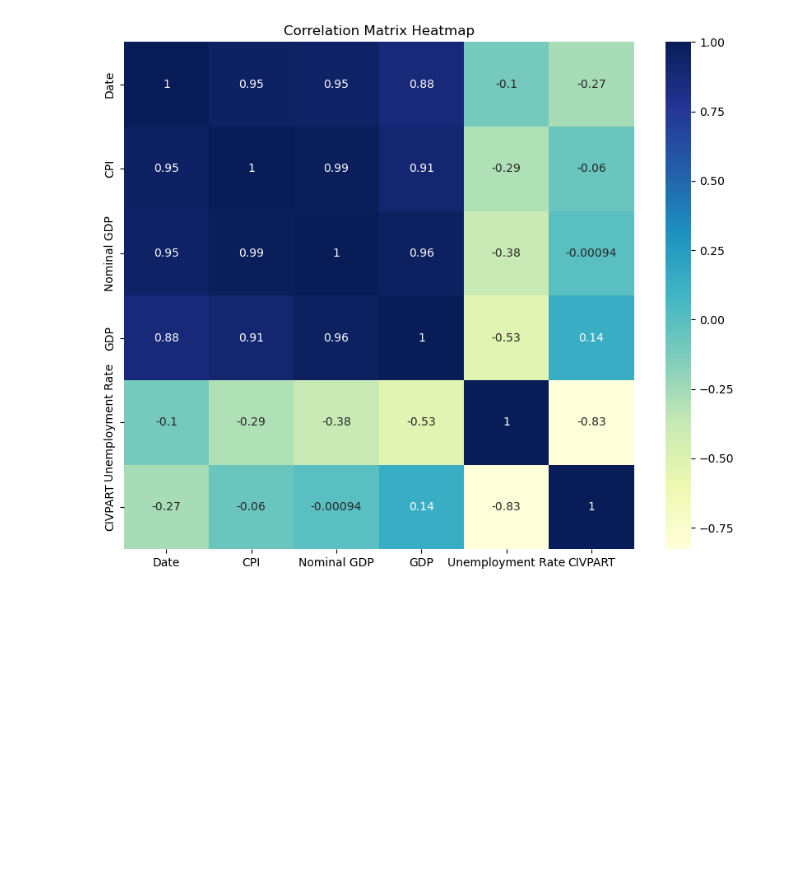
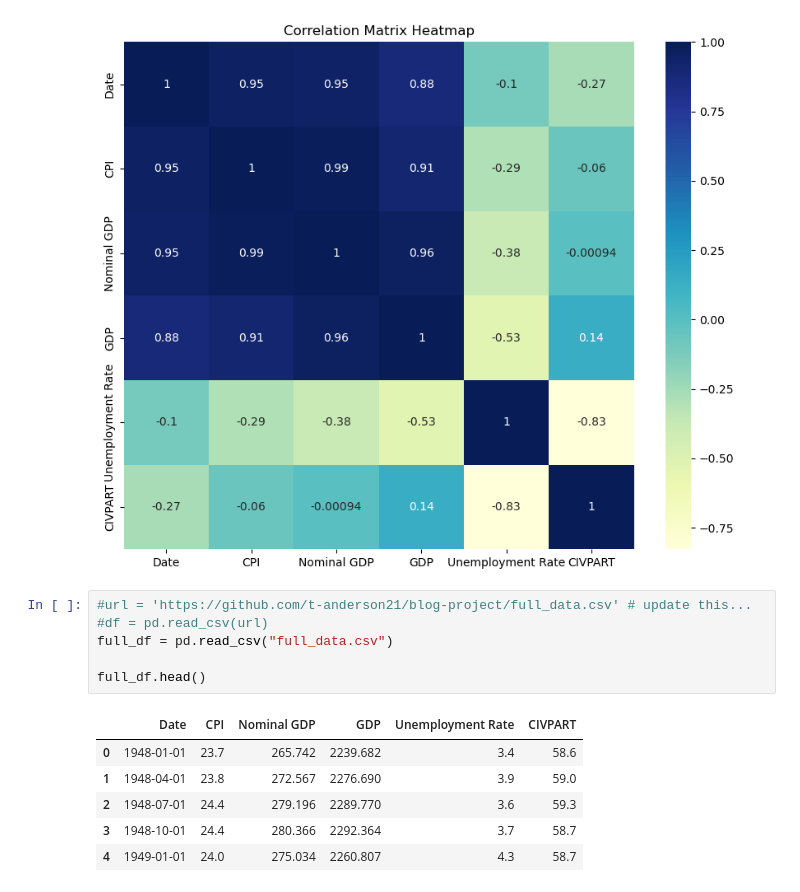
Before and after one commit to t-anderson21/blog-project, a Jupyter notebook: data_project.ipynb, the cells around one changed output. Saved outputs shown, nothing was run; the diff lists cells and outputs as text; blank space fills up the shorter version.

Commit message:
data upload

```diff
--- a/data_project.ipynb
+++ b/data_project.ipynb
@@ -301,3 +301,16 @@ plt.title('Correlation Matrix Heatmap')
 plt.show()
 # %% [output]
 [figure]
+# %%
+#url = 'https://github.com/t-anderson21/blog-project/full_data.csv' # update this...
+#df = pd.read_csv(url)
+full_df = pd.read_csv("full_data.csv")
+
+full_df.head()
+# %% [output]
+|  | Date | CPI | Nominal GDP | GDP | Unemployment Rate | CIVPART |
+| 0 | 1948-01-01 | 23.7 | 265.742 | 2239.682 | 3.4 | 58.6 |
+| 1 | 1948-04-01 | 23.8 | 272.567 | 2276.690 | 3.9 | 59.0 |
+| 2 | 1948-07-01 | 24.4 | 279.196 | 2289.770 | 3.6 | 59.3 |
+| 3 | 1948-10-01 | 24.4 | 280.366 | 2292.364 | 3.7 | 58.7 |
+| 4 | 1949-01-01 | 24.0 | 275.034 | 2260.807 | 4.3 | 58.7 |
```
Also changed, not shown: 1 other file.
